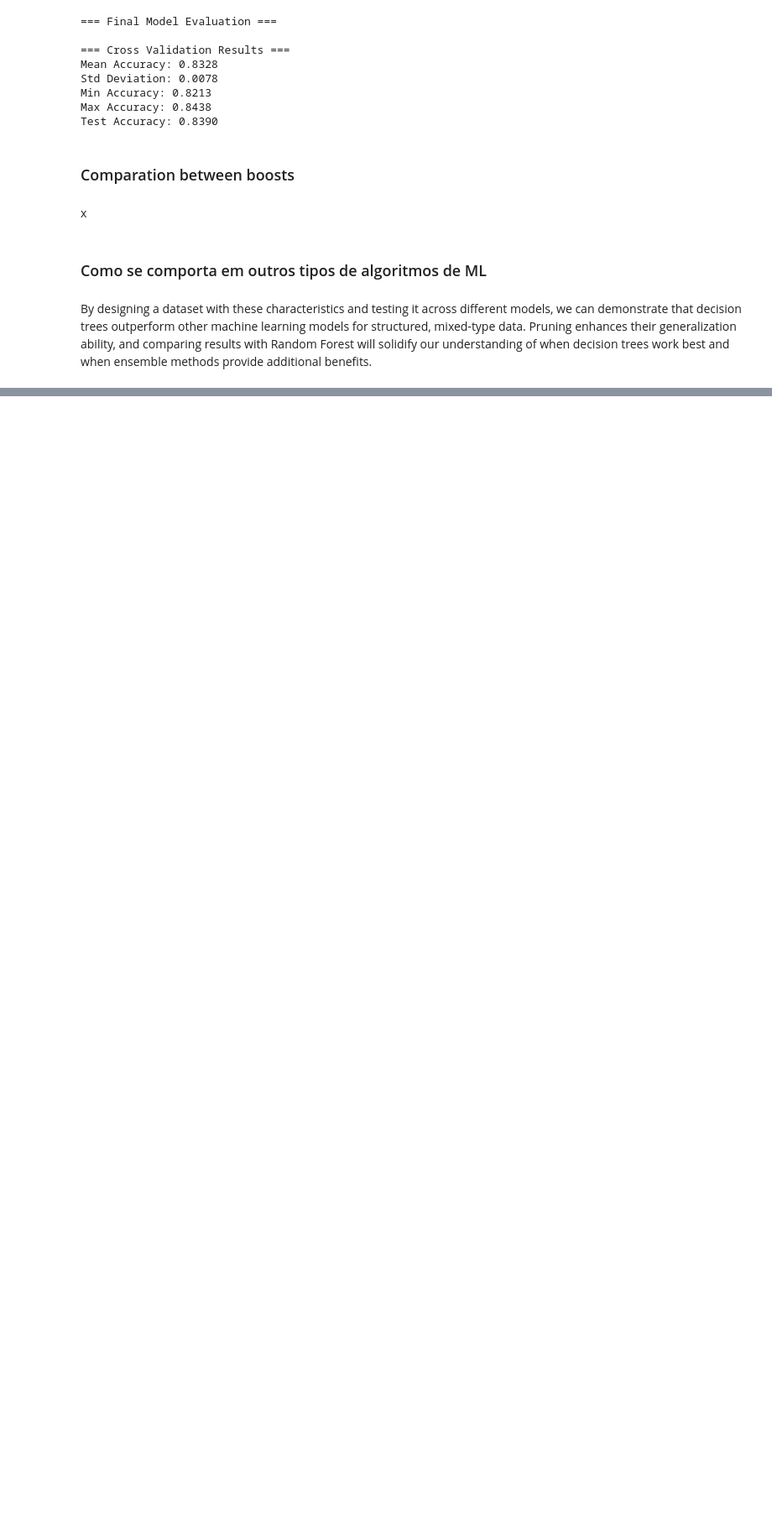
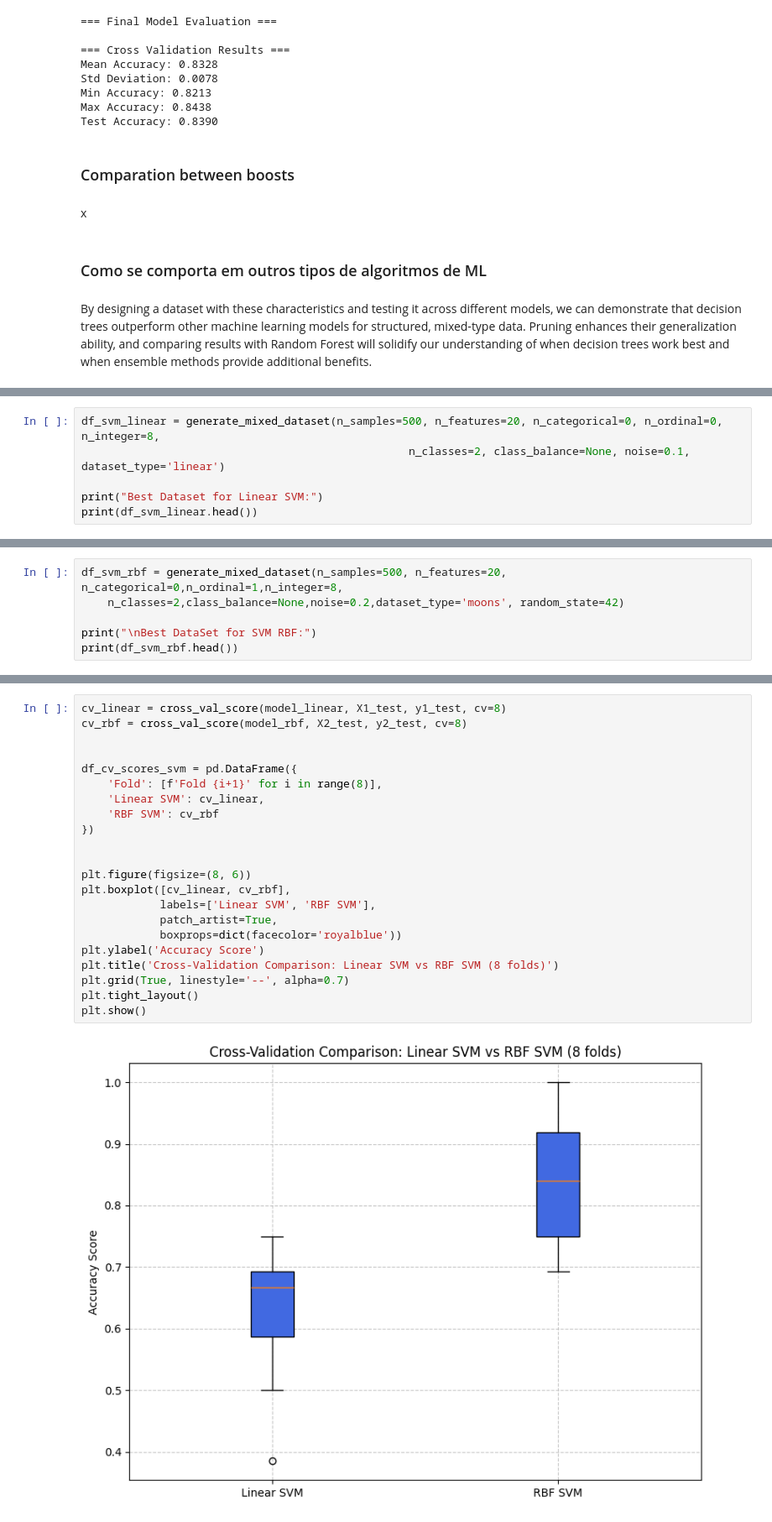
Before and after one commit to RodriCouto/ML_na_previsao_do_tempo_de_internato, a Jupyter notebook: ML_groupR.ipynb, the cells around one changed output, grey strips where cells are left out. Shown at 84% size. Drawn from its saved outputs; the diff is of its cells as text; blank space fills up the shorter version.

```diff
--- a/babs.ipynb
+++ b/ML_groupR.ipynb
@@ -894,0 +972,6 @@ By designing a dataset with these characteristics and testing it across differen
+# %%
+df_svm_linear = generate_mixed_dataset(n_samples=500, n_features=20, n_categorical=0, n_ordinal=0, n_integer=8,
+                                                  n_classes=2, class_balance=None, noise=0.1, dataset_type='linear')
+
+print("Best Dataset for Linear SVM:")
+print(df_svm_linear.head())
@@ -894,0 +1024,6 @@ By designing a dataset with these characteristics and testing it across differen
+# %%
+df_svm_rbf = generate_mixed_dataset(n_samples=500, n_features=20, n_categorical=0,n_ordinal=1,n_integer=8,
+    n_classes=2,class_balance=None,noise=0.2,dataset_type='moons', random_state=42)
+
+print("\nBest DataSet for SVM RBF:")
+print(df_svm_rbf.head())
@@ -895 +1145,25 @@ By designing a dataset with these characteristics and testing it across differen
+# %%
+cv_linear = cross_val_score(model_linear, X1_test, y1_test, cv=8)
+cv_rbf = cross_val_score(model_rbf, X2_test, y2_test, cv=8)
+
+
+df_cv_scores_svm = pd.DataFrame({
+    'Fold': [f'Fold {i+1}' for i in range(8)],
+    'Linear SVM': cv_linear,
+    'RBF SVM': cv_rbf
+})
+
+
+plt.figure(figsize=(8, 6))
+plt.boxplot([cv_linear, cv_rbf],
+            labels=['Linear SVM', 'RBF SVM'],
+            patch_artist=True,
+            boxprops=dict(facecolor='royalblue'))
+plt.ylabel('Accuracy Score')
+plt.title('Cross-Validation Comparison: Linear SVM vs RBF SVM (8 folds)')
+plt.grid(True, linestyle='--', alpha=0.7)
+plt.tight_layout()
+plt.show()
+# %% [output]
+[figure, added]
 # %% [markdown]
```
Also changed, not shown: parts of 28 cells of this notebook, 3 other files.
